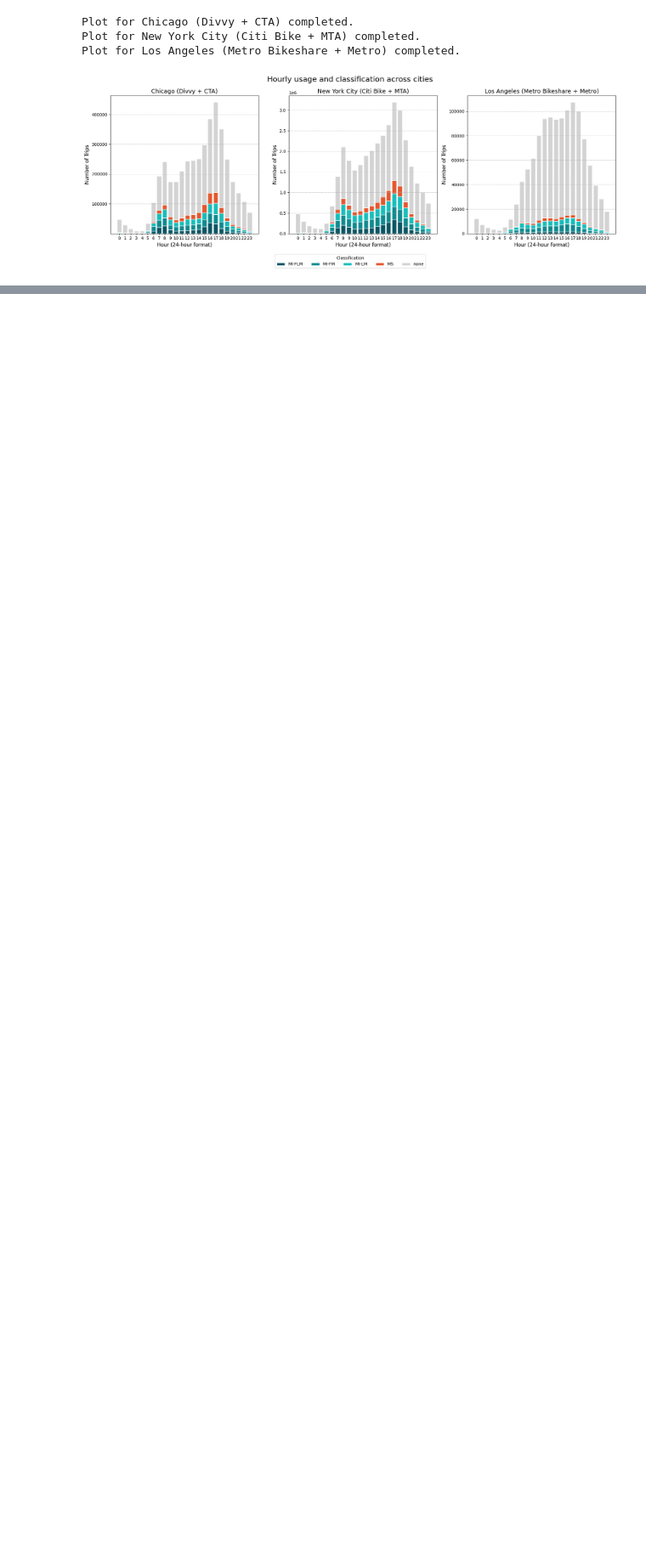
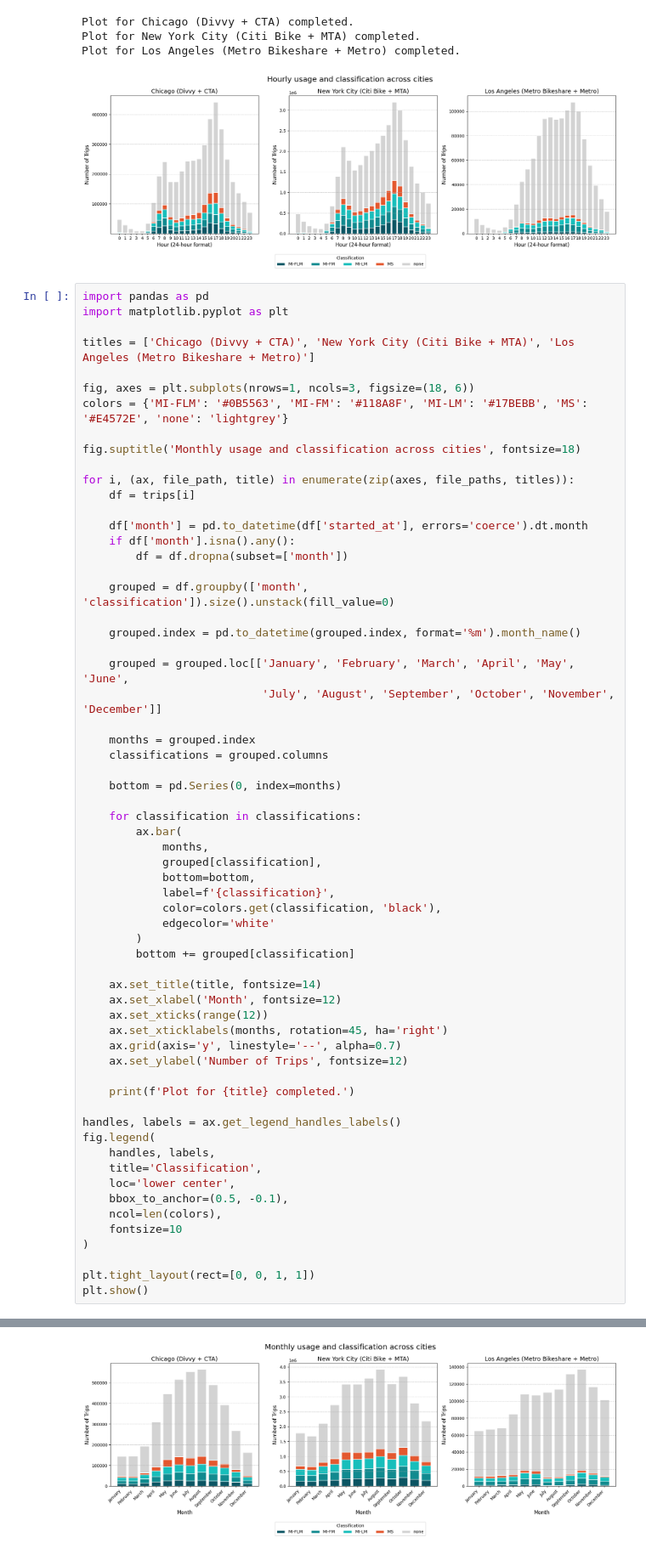
Before and after one commit to pollyren/bikeshare_transit_dynamics, a Jupyter notebook: 3_modalAnalysis/plot_categorisation.ipynb, the cells around one changed output, grey strips where cells are left out. Shown at 85% size. Saved outputs shown, nothing was run; the diff lists cells and outputs as text; blank space fills up the shorter version.

```diff
--- a/3_modalAnalysis/plot_categorisation.ipynb
+++ b/3_modalAnalysis/plot_categorisation.ipynb
@@ -86,3 +92,66 @@ Plot for Chicago (Divvy + CTA) completed.
 Plot for New York City (Citi Bike + MTA) completed.
 Plot for Los Angeles (Metro Bikeshare + Metro) completed.
 [figure]
+# %%
+import pandas as pd
+import matplotlib.pyplot as plt
+
+titles = ['Chicago (Divvy + CTA)', 'New York City (Citi Bike + MTA)', 'Los Angeles (Metro Bikeshare + Metro)']
+
+fig, axes = plt.subplots(nrows=1, ncols=3, figsize=(18, 6))
+colors = {'MI-FLM': '#0B5563', 'MI-FM': '#118A8F', 'MI-LM': '#17BEBB', 'MS': '#E4572E', 'none': 'lightgrey'}
+
+fig.suptitle('Monthly usage and classification across cities', fontsize=18)
+
+for i, (ax, file_path, title) in enumerate(zip(axes, file_paths, titles)):
+    df = trips[i]
+
+    df['month'] = pd.to_datetime(df['started_at'], errors='coerce').dt.month
+    if df['month'].isna().any():
+        df = df.dropna(subset=['month'])
+
+    grouped = df.groupby(['month', 'classification']).size().unstack(fill_value=0)
+
+    grouped.index = pd.to_datetime(grouped.index, format='%m').month_name()
+
+    grouped = grouped.loc[['January', 'February', 'March', 'April', 'May', 'June',
+                           'July', 'August', 'September', 'October', 'November', 'December']]
+
+    months = grouped.index
+    classifications = grouped.columns
+
+    bottom = pd.Series(0, index=months)
+
+    for classification in classifications:
+        ax.bar(
+            months,
+            grouped[classification],
+            bottom=bottom,
+            label=f'{classification}',
+            color=colors.get(classification, 'black'),
+            edgecolor='white'
+        )
+        bottom += grouped[classification]
+
+    ax.set_title(title, fontsize=14)
+    ax.set_xlabel('Month', fontsize=12)
+    ax.set_xticks(range(12))
+    ax.set_xticklabels(months, rotation=45, ha='right')
+    ax.grid(axis='y', linestyle='--', alpha=0.7)
+    ax.set_ylabel('Number of Trips', fontsize=12)
+
+    print(f'Plot for {title} completed.')
+
+handles, labels = ax.get_legend_handles_labels()
+fig.legend(
+    handles, labels,
+    title='Classification',
+    loc='lower center',
+    bbox_to_anchor=(0.5, -0.1),
+    ncol=len(colors),
+    fontsize=10
+)
+
+plt.tight_layout(rect=[0, 0, 1, 1])
+plt.show()
+# %% [output]
@@ -89,3 +161,4 @@ Plot for Los Angeles (Metro Bikeshare + Metro) completed.
+[figure, added]
 # %%
 all_data = pd.DataFrame()
 titles = ['Chicago', 'NYC', 'LA']
```
Also changed, not shown: parts of 4 cells of this notebook.
